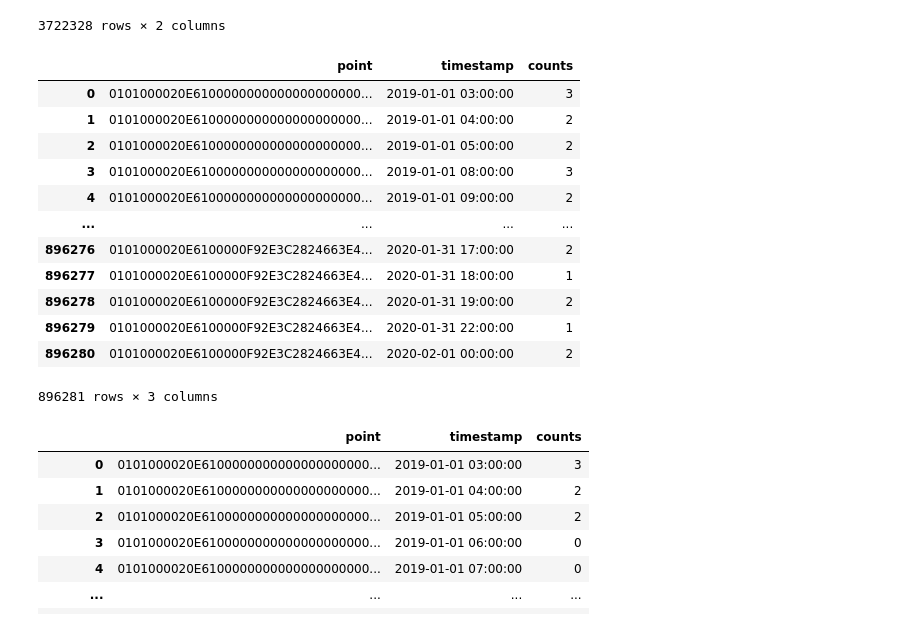
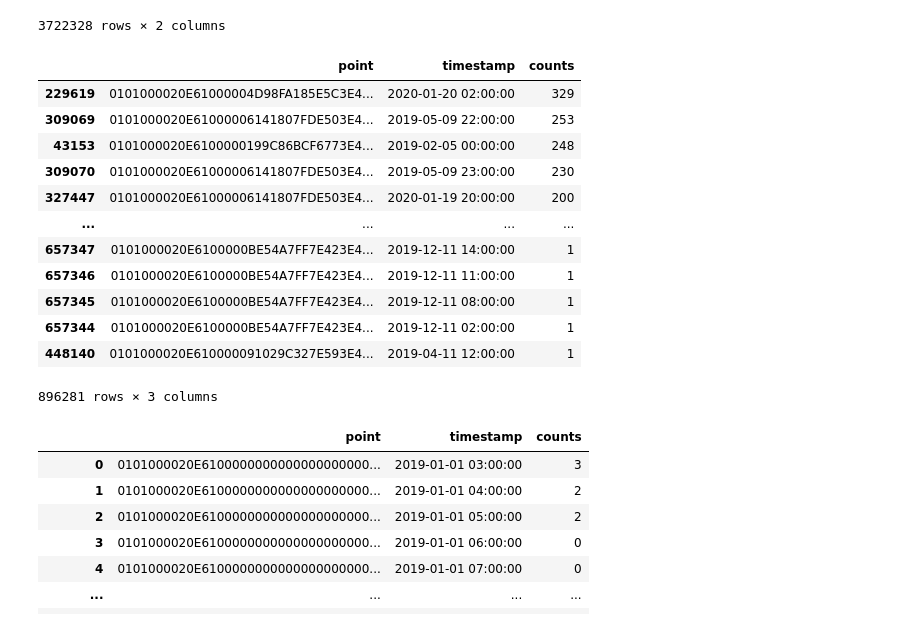
Before and after one commit to AAYamoldin/TrainingPrograms, a Jupyter notebook: Python/ITMO_ Machine_Learning_for_Industrial_Data/Lab1/lab1.ipynb, the cells around one changed output. Drawn from its saved outputs; the diff is of its cells as text; code cells hidden in the pictures.

```diff
--- a/Python/ITMO_ Machine_Learning_for_Industrial_Data/Lab1/lab1.ipynb
+++ b/Python/ITMO_ Machine_Learning_for_Industrial_Data/Lab1/lab1.ipynb
@@ -49,6 +54,9 @@ len(df.point.unique())
 # validation contains 710 cubes
 # February 2020
 valid_df = pd.read_csv('valid.csv')
-valid_df = valid_df[['point', 'hour']]
-valid_df
+valid_df = valid_df[['point', 'hour', 'sum', 'error']]
+valid_df['timestamp']= [datetime.fromtimestamp(x) for x in valid_df['hour']]
+valid_df['Dates'] = pd.to_datetime(valid_df['timestamp']).dt.date
+valid_df['Time'] = pd.to_datetime(valid_df['timestamp']).dt.time
+valid_df.sort_values(by=['sum'], ascending=False)
 # %% [output]
@@ -114,25 +139,22 @@ df_clear
 | 8526525 | 2019-08-16 18:00:00 | 0101000020E61000005DECCB372B533E4... |
 3722328 rows × 2 columns
 # %%
-#df_clear = df_clear.groupby(['point_label', 'timestamp']).size().reset_index(name='counts')
+
 working_df = df_clear.groupby(['point', 'timestamp']).size().reset_index(name='counts')
-# working_df = df_clear.groupby(['point','timestamp']).count().unstack(fill_value=
-#                                                          0
-#                                                          ).stack()
-working_df
+working_df.sort_values(by=['counts'], ascending=False)
 # %% [output]
 |  | point | timestamp | counts |
-| 0 | 0101000020E6100000000000000000000... | 2019-01-01 03:00:00 | 3 |
-| 1 | 0101000020E6100000000000000000000... | 2019-01-01 04:00:00 | 2 |
-| 2 | 0101000020E6100000000000000000000... | 2019-01-01 05:00:00 | 2 |
-| 3 | 0101000020E6100000000000000000000... | 2019-01-01 08:00:00 | 3 |
-| 4 | 0101000020E6100000000000000000000... | 2019-01-01 09:00:00 | 2 |
+| 229619 | 0101000020E61000004D98FA185E5C3E4... | 2020-01-20 02:00:00 | 329 |
+| 309069 | 0101000020E61000006141807FDE503E4... | 2019-05-09 22:00:00 | 253 |
+| 43153 | 0101000020E6100000199C86BCF6773E4... | 2019-02-05 00:00:00 | 248 |
+| 309070 | 0101000020E61000006141807FDE503E4... | 2019-05-09 23:00:00 | 230 |
+| 327447 | 0101000020E61000006141807FDE503E4... | 2020-01-19 20:00:00 | 200 |
 | ... | ... | ... | ... |
-| 896276 | 0101000020E6100000F92E3C2824663E4... | 2020-01-31 17:00:00 | 2 |
-| 896277 | 0101000020E6100000F92E3C2824663E4... | 2020-01-31 18:00:00 | 1 |
-| 896278 | 0101000020E6100000F92E3C2824663E4... | 2020-01-31 19:00:00 | 2 |
-| 896279 | 0101000020E6100000F92E3C2824663E4... | 2020-01-31 22:00:00 | 1 |
-| 896280 | 0101000020E6100000F92E3C2824663E4... | 2020-02-01 00:00:00 | 2 |
+| 657347 | 0101000020E6100000BE54A7FF7E423E4... | 2019-12-11 14:00:00 | 1 |
+| 657346 | 0101000020E6100000BE54A7FF7E423E4... | 2019-12-11 11:00:00 | 1 |
+| 657345 | 0101000020E6100000BE54A7FF7E423E4... | 2019-12-11 08:00:00 | 1 |
+| 657344 | 0101000020E6100000BE54A7FF7E423E4... | 2019-12-11 02:00:00 | 1 |
+| 448140 | 0101000020E610000091029C327E593E4... | 2019-04-11 12:00:00 | 1 |
 896281 rows × 3 columns
 # %%
 working_df = df_clear.groupby(['point','timestamp']).size().unstack(fill_value=
```
Also changed, not shown: parts of 18 cells of this notebook.
